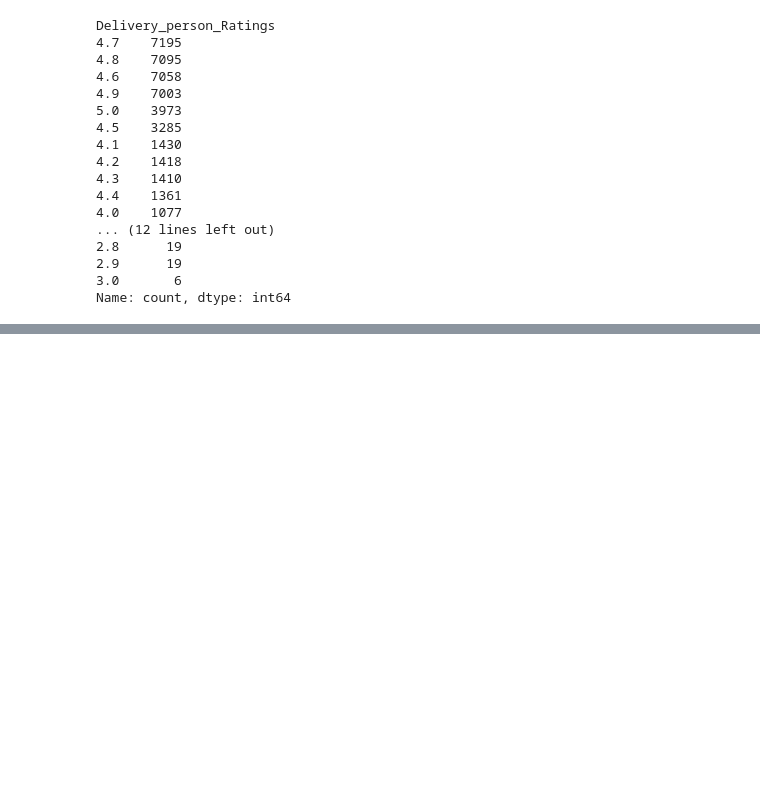
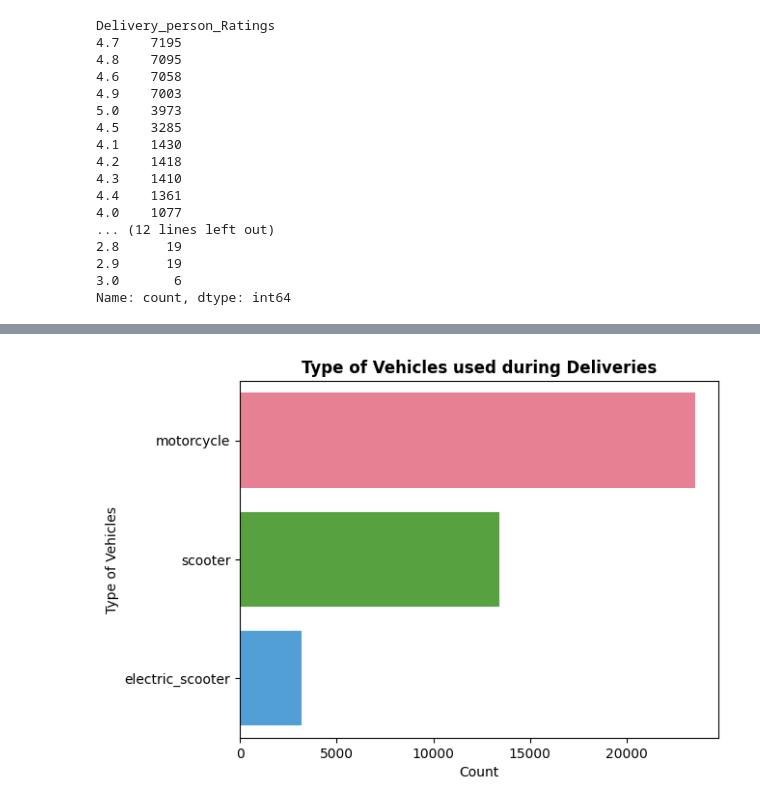
Before and after one commit to Tanwar-Aastha/ml_project, a Jupyter notebook: notebook/delivery_model.ipynb, the cells around one changed output, grey strips where cells are left out. Saved outputs shown, nothing was run; the diff lists cells and outputs as text; code cells hidden in the pictures; blank space fills up the shorter version.

```diff
--- a/notebook/delivery_model.ipynb
+++ b/notebook/delivery_model.ipynb
@@ -863,0 +1174,9 @@ ValueError: Mime type rendering requires nbformat>=4.2.0 but it is not installed
+# %%
+# checking the type of vehicles used for the deliveries
+sns.countplot(data["Type_of_vehicle"], palette="husl")
+plt.title("Type of Vehicles used during Deliveries", fontweight="bold")
+plt.ylabel("Type of Vehicles")
+plt.xlabel("Count")
+plt.show()
+# %% [output]
+[figure, added]
```
Also changed, not shown: parts of 32 cells of this notebook, 1 other file.
